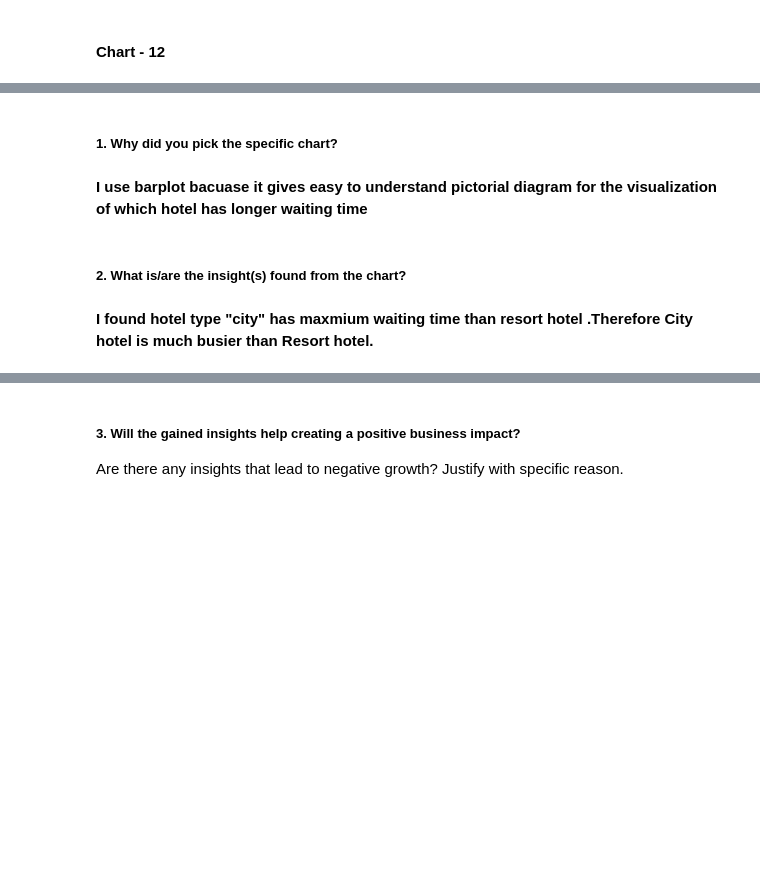
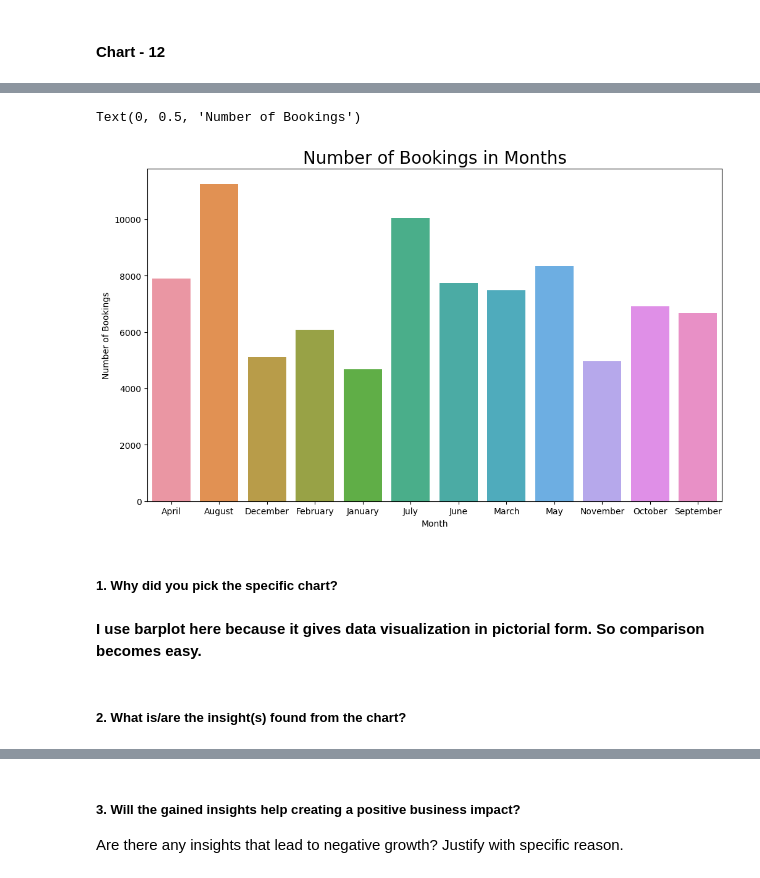
Before and after one commit to meenakshimalik433/Hotel-Booking-Analysis, a Jupyter notebook: Capstone_project_Hotel_Booking_Analysis.ipynb, the cells around one changed output, grey strips where cells are left out. Drawn from its saved outputs; the diff is of its cells as text; code cells hidden in the pictures; blank space fills up the shorter version.

```diff
--- a/Capstone_project_Hotel_Booking_Analysis.ipynb
+++ b/Capstone_project_Hotel_Booking_Analysis.ipynb
@@ -921,8 +941,15 @@ Text(0, 0.5, 'Waiting time')
+# %%
+plt.figure(figsize=(12,7))
+sns.barplot(data=month_booking, x="arrival_date_month", y="Counts of booking")
+plt.title("Number of Bookings in Months", fontsize = 20)
+plt.xlabel('Month', fontsize = 10)
+plt.ylabel('Number of Bookings', fontsize = 10)
+# %% [output]
+Text(0, 0.5, 'Number of Bookings')
+[figure, added]
 # %% [markdown]
 ##### 1. Why did you pick the specific chart?
-# %% [markdown]
- **I use  barplot bacuase it gives easy to understand pictorial diagram for the visualization of which hotel has longer waiting time**
+# %% [markdown]
+**I use barplot here because it gives data visualization in pictorial form. So comparison becomes easy.**
 # %% [markdown]
 ##### 2. What is/are the insight(s) found from the chart?
-# %% [markdown]
-**I found hotel type "city" has maxmium waiting time than resort hotel .Therefore City hotel is much busier than Resort hotel.**
```
Also changed, not shown: parts of 12 cells of this notebook.
